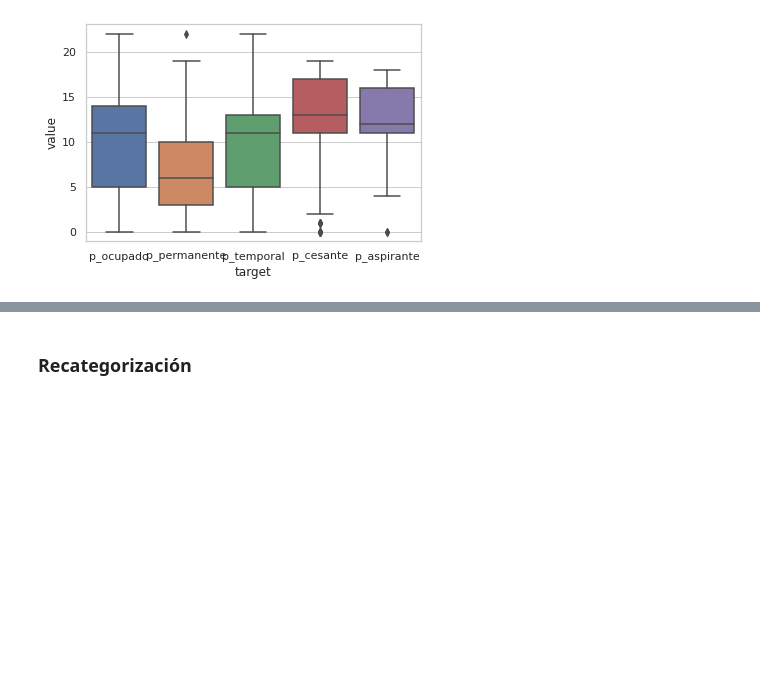
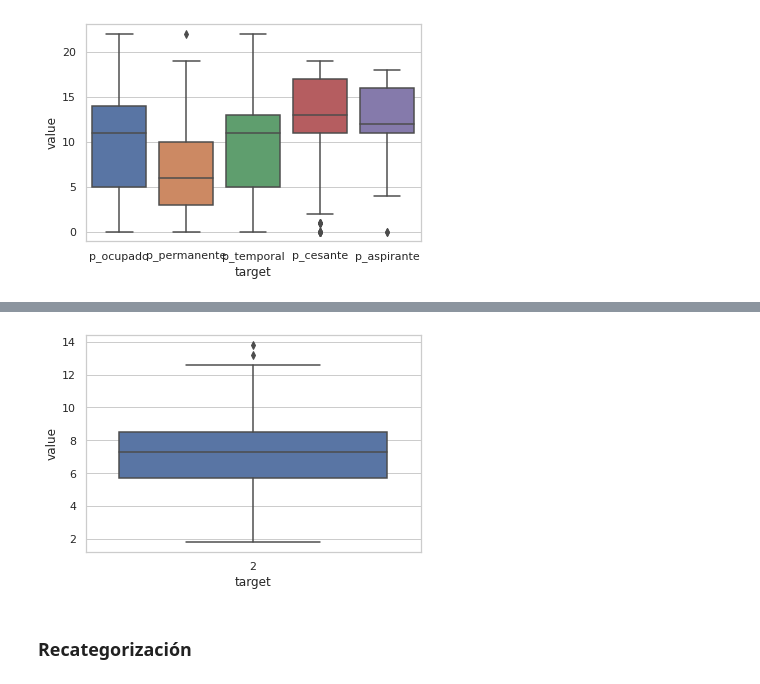
Before and after one commit to ifmm87/mineria-datos-2, a Jupyter notebook: Regresion logistica.ipynb, the cells around one changed output, grey strips where cells are left out. Cells and saved outputs as stored; diff of their text form; code cells hidden in the pictures; blank space fills up the shorter version.

```diff
--- a/Regresion logistica.ipynb
+++ b/Regresion logistica.ipynb
@@ -75,3 +93,14 @@ plt.show()
+# %%
+df['ingresoocupacionprincipal_log'] = np.log(df['ingresoocupacionprincipal'])
+# %%
+df1 = df.loc[df['ingresoocupacionprincipal'] > 0]
+#['ingresoocupacionprincipal']
+# %%
+mdf = pd.melt(df1[['ingresoocupacionprincipal_log','target']], id_vars=['target'], var_name=['ingresoocupacionprincipal_log'])
+ax = sns.boxplot(x="target", y="value", data=mdf)
+plt.show()
+# %% [output]
+[figure, added]
 # %% [markdown]
 ### Recategorización
 # %%
```
Also changed, not shown: parts of 14 cells of this notebook, 5 other files.
